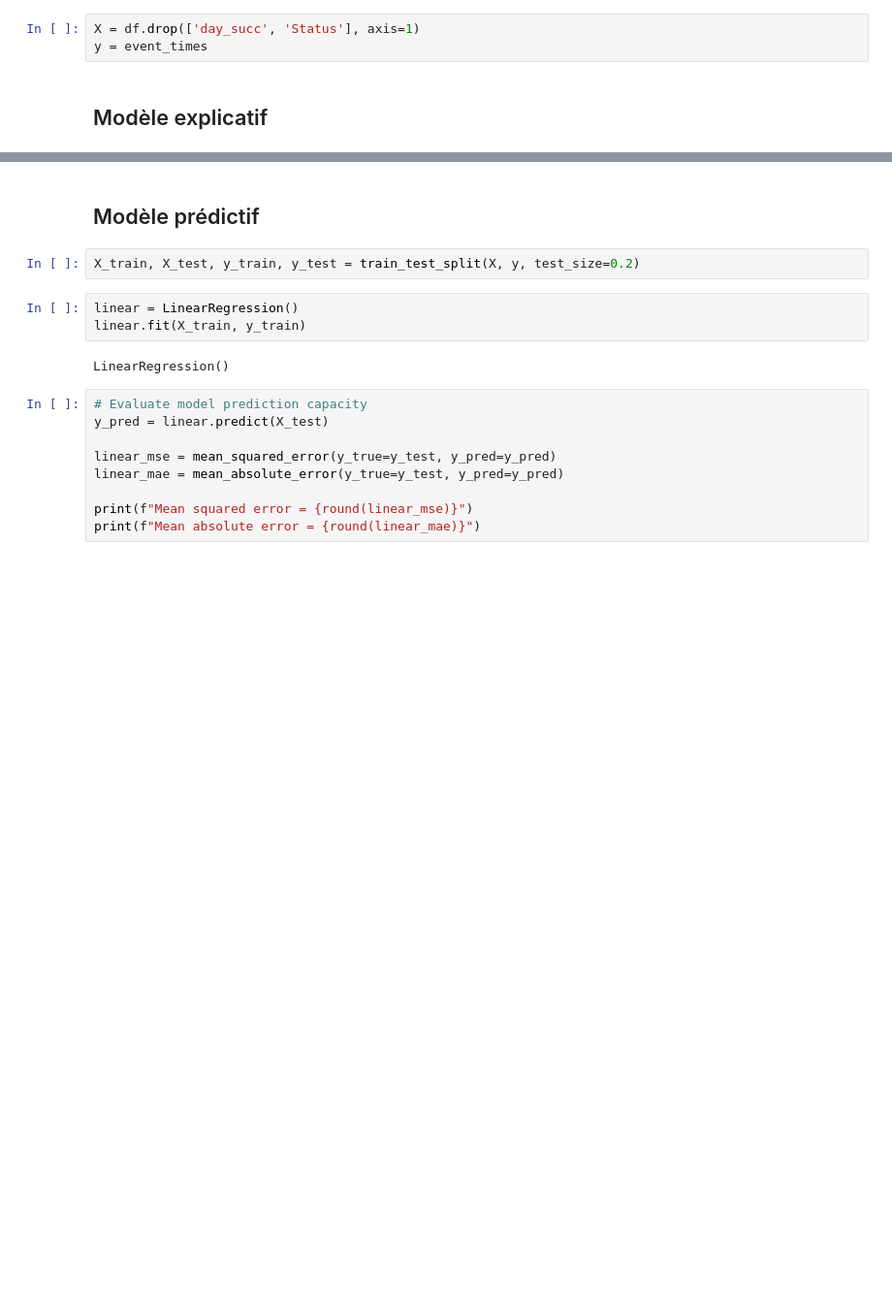
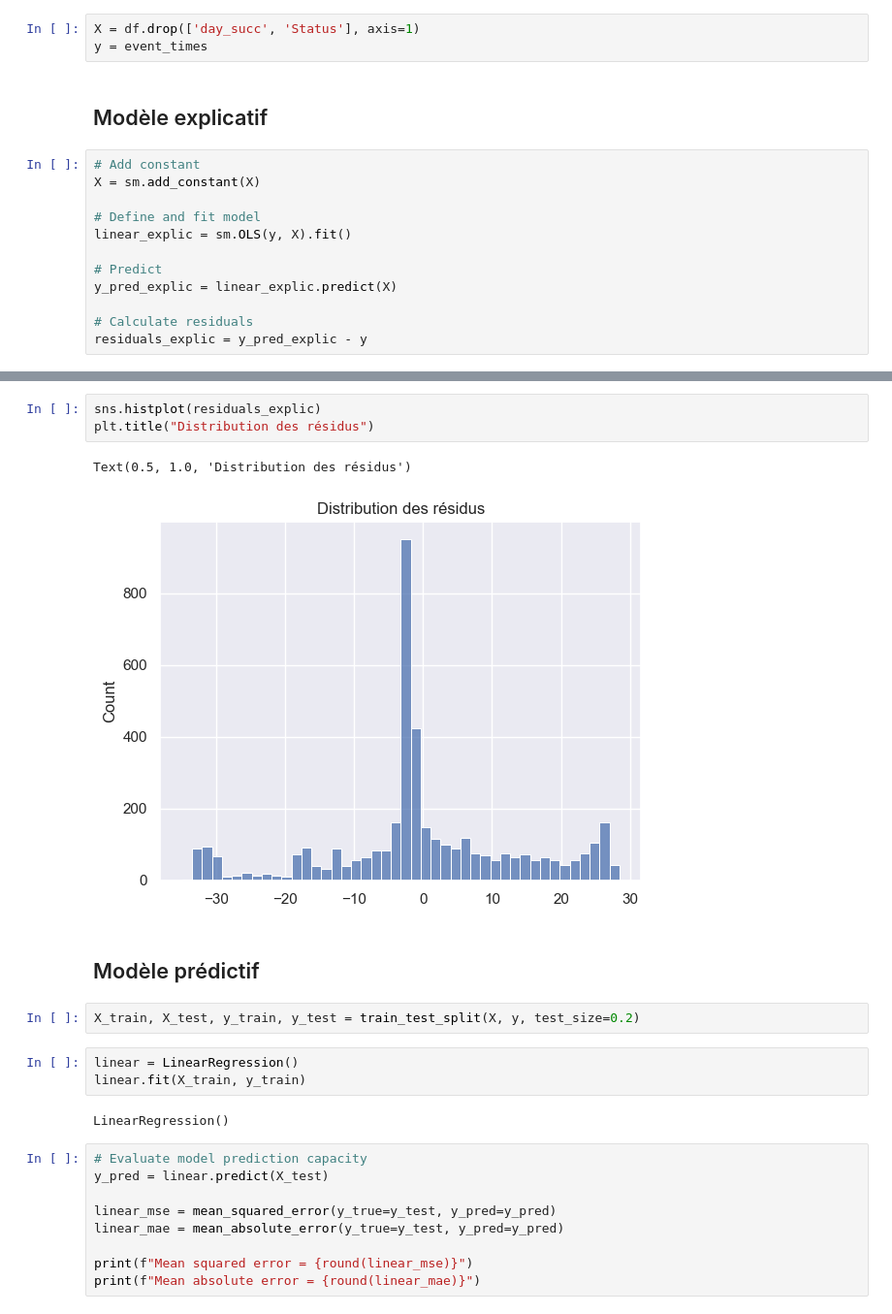
Before and after one commit to Ab2nour/kickstarter-project-analysis, a Jupyter notebook: src/notebooks/supervized_regression.ipynb, the cells around one changed output, grey strips where cells are left out. Shown at 97% size. Cells and saved outputs as stored; diff of their text form; blank space fills up the shorter version.

Commit message:
feat: add linear regression explanatory model

```diff
--- a/src/notebooks/supervized_regression.ipynb
+++ b/src/notebooks/supervized_regression.ipynb
@@ -41,3 +43,15 @@ X = df.drop(['day_succ', 'Status'], axis=1)
 y = event_times
 # %% [markdown]
 ## Modèle explicatif
+# %%
+# Add constant
+X = sm.add_constant(X)
+
+# Define and fit model
+linear_explic = sm.OLS(y, X).fit()
+
+# Predict
+y_pred_explic = linear_explic.predict(X)
+
+# Calculate residuals
+residuals_explic = y_pred_explic - y
@@ -44,3 +90,9 @@ y = event_times
+# %%
+sns.histplot(residuals_explic)
+plt.title("Distribution des résidus")
+# %% [output]
+Text(0.5, 1.0, 'Distribution des résidus')
+[figure, added]
 # %% [markdown]
 ## Modèle prédictif
 # %%
```
Also changed, not shown: parts of 5 cells of this notebook.
